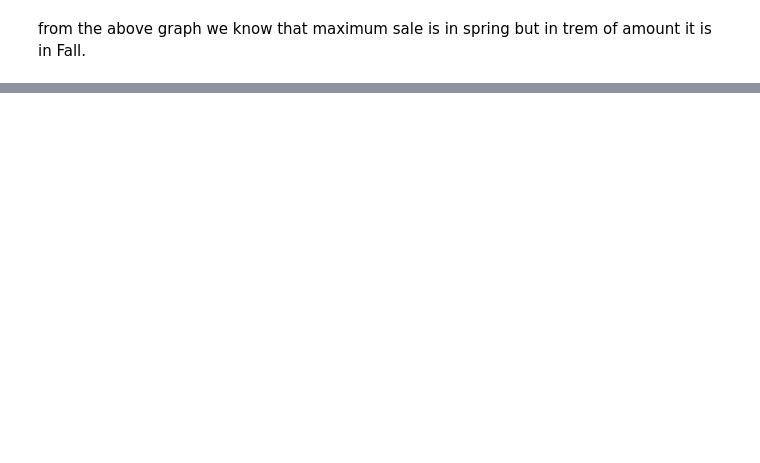
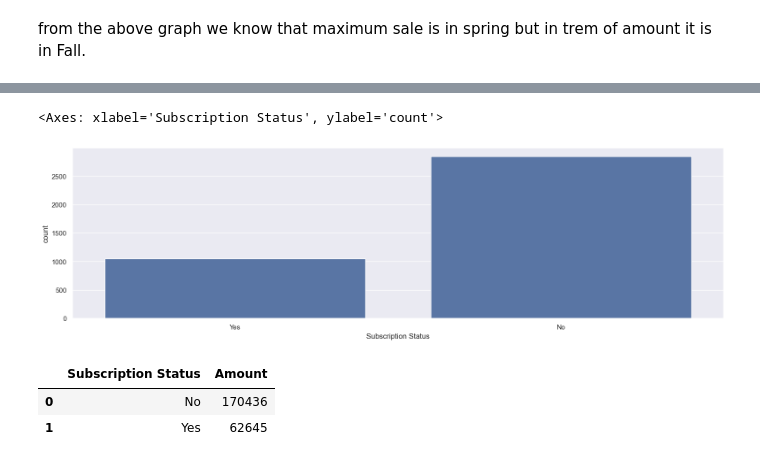
Before and after one commit to Amanmishra03/data-analysis---project, a Jupyter notebook: sales trends analysis/analysis.ipynb, the cells around one changed output, grey strips where cells are left out. Drawn from its saved outputs; the diff is of its cells as text; code cells hidden in the pictures; blank space fills up the shorter version.

```diff
--- a/sales trends analysis/analysis.ipynb
+++ b/sales trends analysis/analysis.ipynb
@@ -422,0 +207,11 @@ for bars in am.containers:
+# %%
+sns.countplot(x='Subscription Status', data=df)
+# %% [output]
+<Axes: xlabel='Subscription Status', ylabel='count'>
+[figure, added]
+# %%
+df.groupby(['Subscription Status'], as_index=False)['Amount'].sum().sort_values(by='Amount', ascending=False)
+# %% [output]
+|  | Subscription Status | Amount |
+| 0 | No | 170436 |
+| 1 | Yes | 62645 |
```
Also changed, not shown: parts of 47 cells of this notebook.
